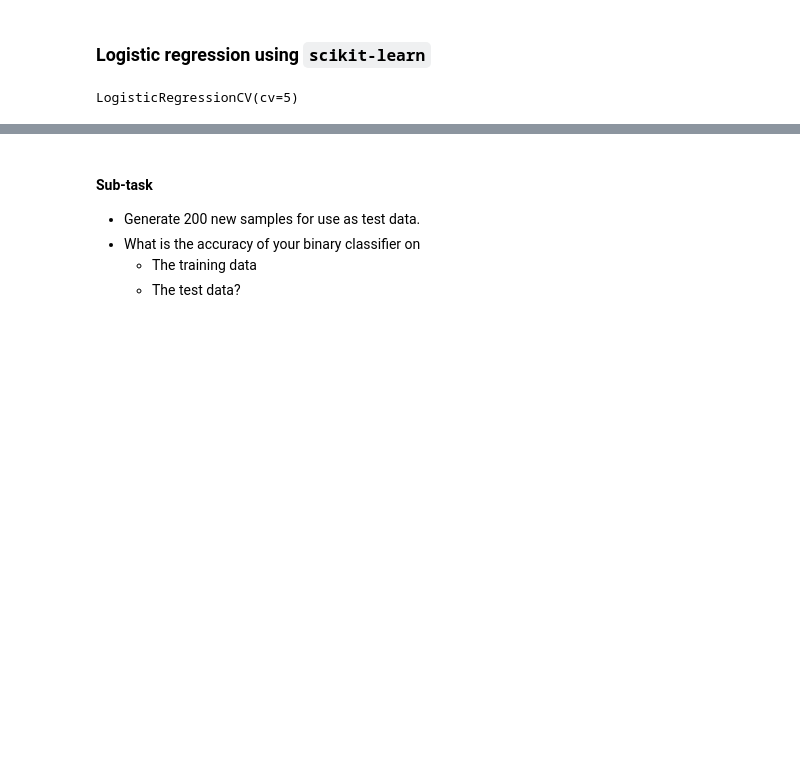
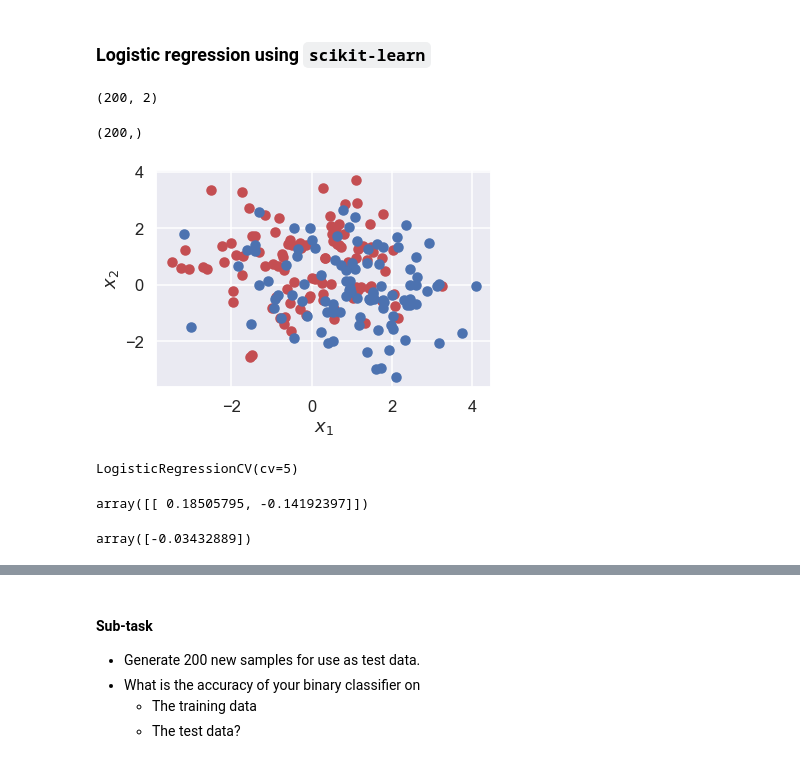
Before and after one commit to physics-chalmers/tif285, a Jupyter notebook: doc/LectureNotes/_build/jupyter_execute/content/MachineLearning/NeuralNet/exercises_LogReg_NeuralNet.ipynb, the cells around one changed output, grey strips where cells are left out. Cells and saved outputs as stored; diff of their text form; code cells hidden in the pictures; blank space fills up the shorter version.

```diff
--- a/doc/LectureNotes/_build/jupyter_execute/content/MachineLearning/NeuralNet/exercises_LogReg_NeuralNet.ipynb
+++ b/doc/LectureNotes/_build/jupyter_execute/content/MachineLearning/NeuralNet/exercises_LogReg_NeuralNet.ipynb
@@ -50,11 +50,36 @@ from sklearn import datasets, linear_model
 ### Logistic regression using `scikit-learn`
 # %%
 np.random.seed(0)
-X, y = datasets.make_moons(200, noise=0.20)
-clf = linear_model.LogisticRegressionCV(cv=5)
-clf.fit(X, y)
+X, y = datasets.make_moons(200, noise=1.20)
-# %% [output]
-LogisticRegressionCV(cv=5)
+# %%
+X.shape
+# %% [output]
+(200, 2)
+# %%
+y.shape
+# %% [output]
+(200,)
+# %%
+fig,ax=plt.subplots(1,1)
+ax.scatter(X[y==0,0],X[y==0,1],c='r')
+ax.scatter(X[y==1,0],X[y==1,1],c='b')
+ax.set_xlabel(r'$x_1$')
+ax.set_ylabel(r'$x_2$');
+# %% [output]
+[figure, added]
+# %%
+clf = linear_model.LogisticRegressionCV(cv=5,penalty='l2')
+clf.fit(X, y)
+# %% [output]
+LogisticRegressionCV(cv=5)
+# %%
+clf.coef_
+# %% [output]
+array([[ 0.18505795, -0.14192397]])
+# %%
+clf.intercept_
+# %% [output]
+array([-0.03432889])
 # %%
 # Helper functions to visualize the data and the decision boundary
 #
```
Also changed, not shown: parts of 1 cell of this notebook, 18 other files.
